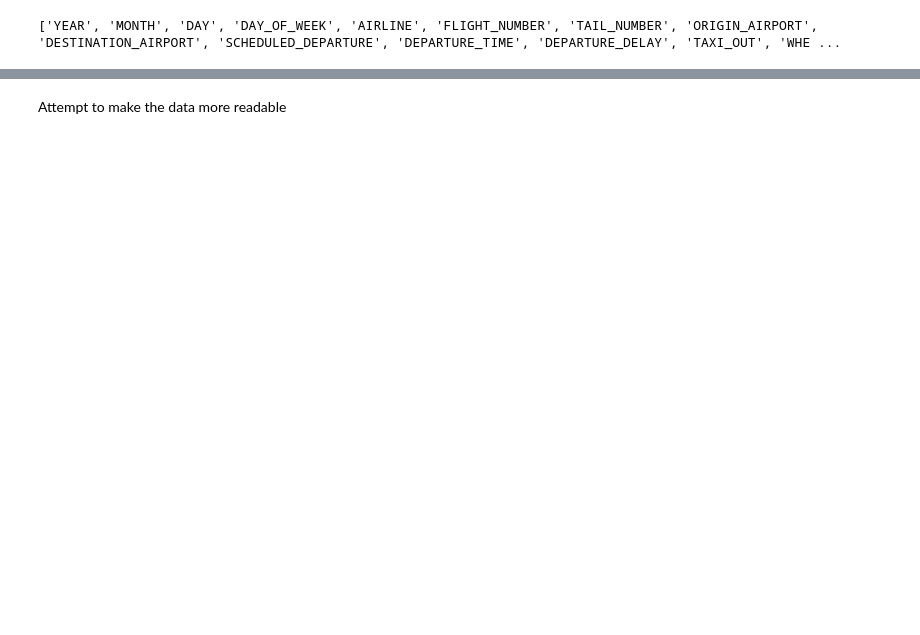
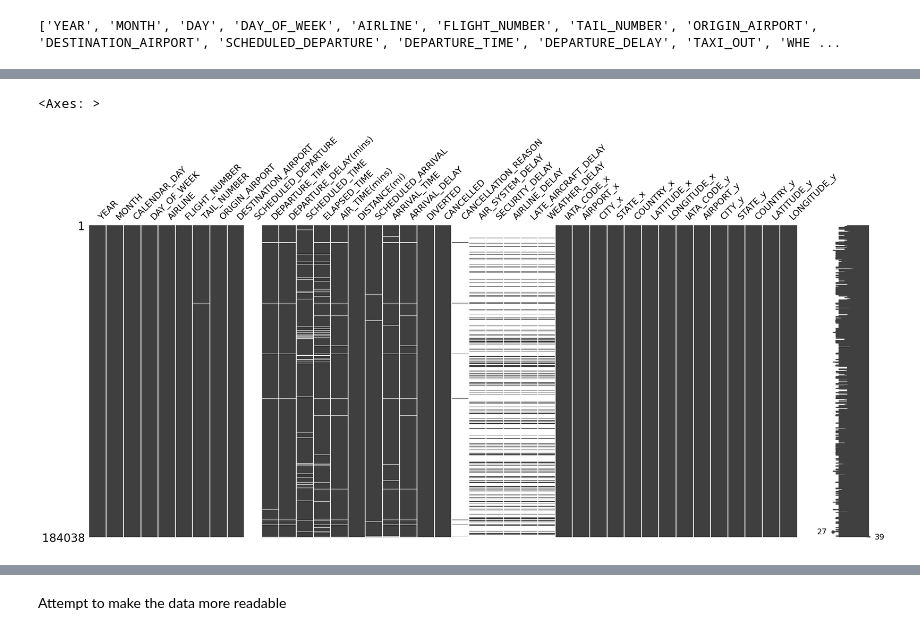
Before and after one commit to Ethangandi/Flights_BI, a Jupyter notebook: Data_Cleaning.ipynb, the cells around one changed output, grey strips where cells are left out. Cells and saved outputs as stored; diff of their text form; code cells hidden in the pictures; blank space fills up the shorter version.

```diff
--- a/Data_Cleaning.ipynb
+++ b/Data_Cleaning.ipynb
@@ -37,0 +77,5 @@ print(flights.columns.tolist())
+# %%
+msno.matrix(comparison_db)
+# %% [output]
+<Axes: >
+[figure, added]
```
Also changed, not shown: parts of 14 cells of this notebook, 2 other files.
